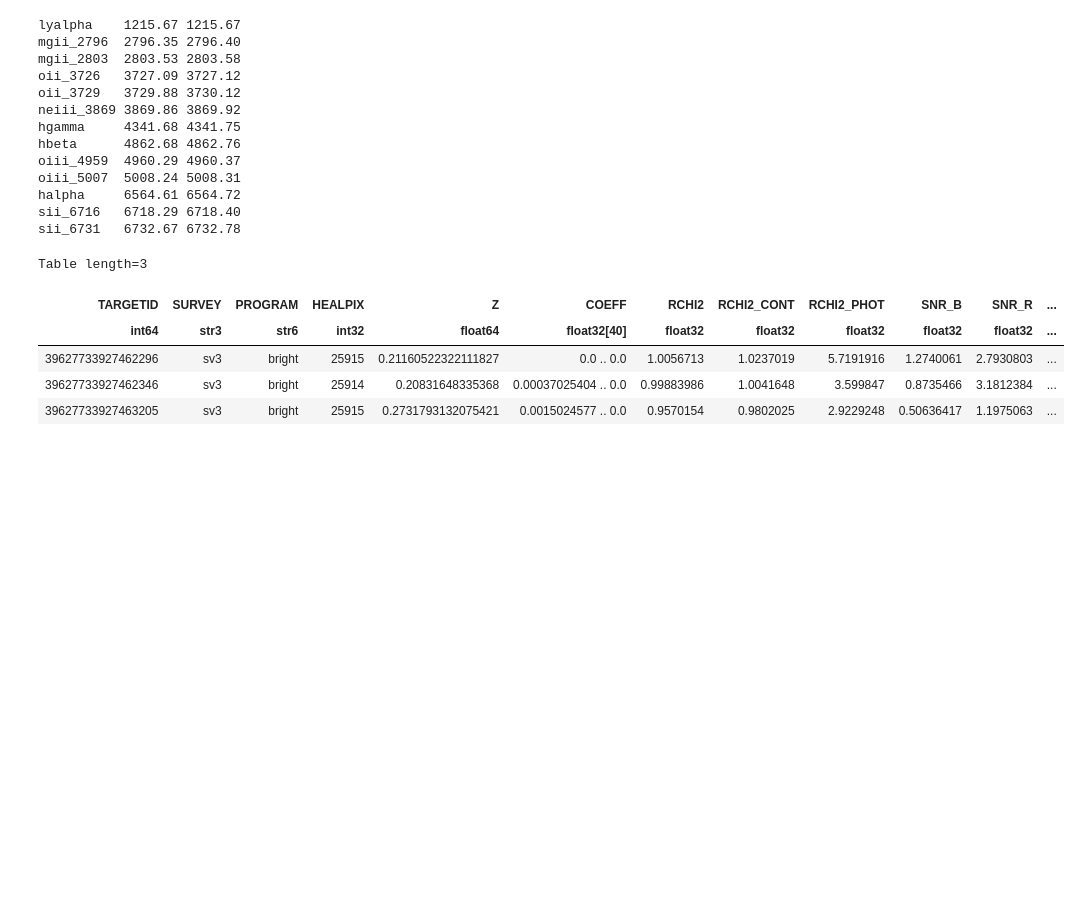
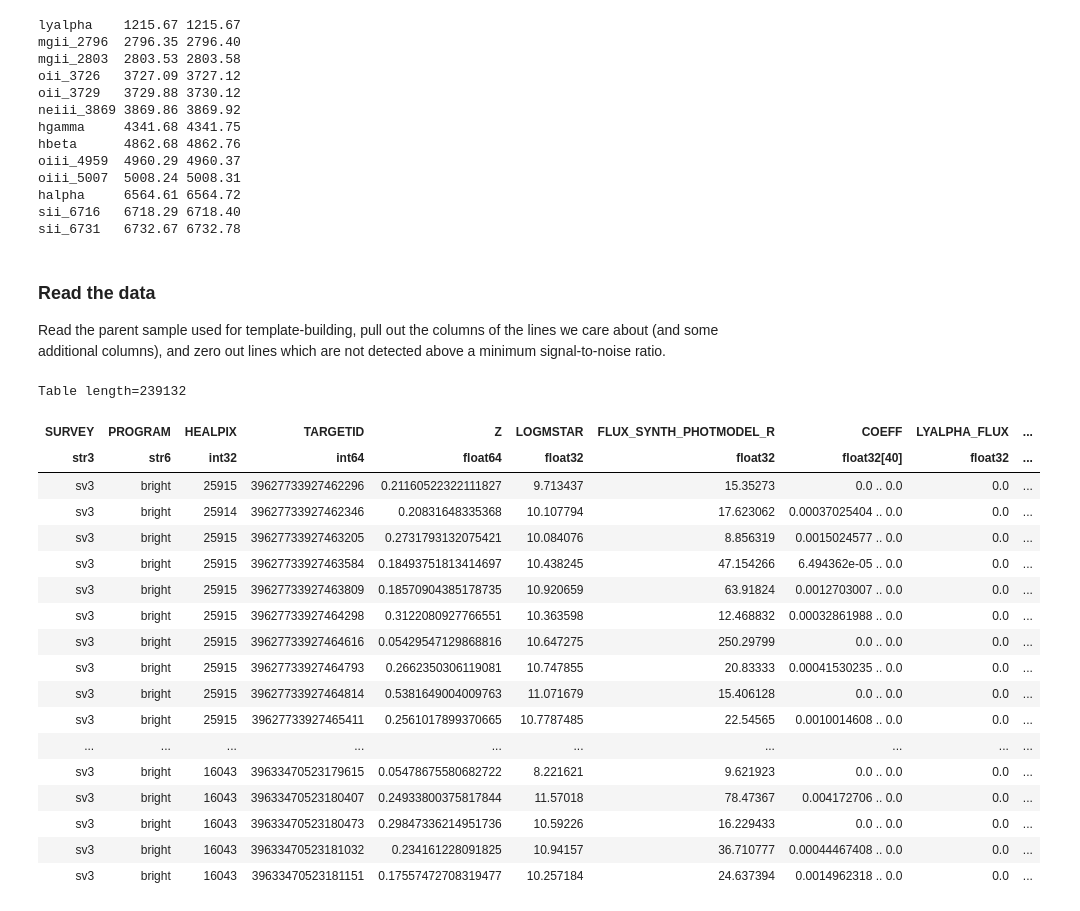
Before and after one commit to moustakas/fastspecfit-projects, a Jupyter notebook: redrock-templates/emission-line-analysis.ipynb, the cells around one changed output. Cells and saved outputs as stored; diff of their text form; code cells hidden in the pictures; blank space fills up the shorter version.

Commit message:
more emission-line analysis

```diff
--- a/redrock-templates/emission-line-analysis.ipynb
+++ b/redrock-templates/emission-line-analysis.ipynb
@@ -7,0 +8,4 @@ import matplotlib.pyplot as plt
+# %%
+from fastspecfit.io import FLUXNORM
+from fastspecfit.util import TabulatedDESI
+cosmo = TabulatedDESI()
@@ -66,3 +82,13 @@ oiii_5007  5008.24 5008.31
 halpha     6564.61 6564.72
 sii_6716   6718.29 6718.40
 sii_6731   6732.67 6732.78
+# %%
+LINEFLUXCOLS = [f'{emline.upper()}_FLUX' for emline in emlines['name']]
+# %% [markdown]
+### Read the data
+
+Read the parent sample used for template-building, pull out the columns of the lines we care about (and some additional columns), and zero out lines which are not detected above a minimum signal-to-noise ratio.
+# %%
+ff = '/global/cfs/cdirs/desicollab/users/ioannis/fastspecfit/redrock-templates/stacks/parent-BGS.fits'
+tt = Table(fitsio.read(ff, 'FASTSPEC'))
+mm = Table(fitsio.read(ff, 'METADATA'))
@@ -69,13 +97,43 @@ sii_6731   6732.67 6732.78
 # %%
-ff = '/global/cfs/cdirs/desicollab/users/ioannis/fastspecfit/redrock-templates/stacks/parent-BGS.fits'
-tt = Table(fitsio.read(ff, 'FASTSPEC'))
-mm = Table(fitsio.read(ff, 'METADATA'))
+def read_data():
+    ff = '/global/cfs/cdirs/desicollab/users/ioannis/fastspecfit/redrock-templates/stacks/parent-BGS.fits'
+    tt = Table(fitsio.read(ff, 'FASTSPEC'))
+    #mm = Table(fitsio.read(ff, 'METADATA'))
+
+    morecols = ['SURVEY', 'PROGRAM', 'HEALPIX', 'TARGETID', 'Z', 'LOGMSTAR', 'FLUX_SYNTH_PHOTMODEL_R', 'COEFF']
+
+    lineivarcols = [f'{emline.upper()}_FLUX_IVAR' for emline in emlines['name']]
+    allcols = morecols + LINEFLUXCOLS
+
+    jj = tt[allcols]
+    for fluxcol, ivarcol in zip(LINEFLUXCOLS, lineivarcols):
+        L = tt[fluxcol] * np.sqrt(tt[ivarcol]) < 5.
+        if np.any(L):
+            jj[fluxcol][L] = 0.
+
+    jj['DLUM'] = cosmo.luminosity_distance(jj['Z'])
+
+    return jj
 # %%
-tt[:3]
+data = read_data()
+data
 # %% [output]
-Table length=3
+Table length=239132
-| TARGETID | SURVEY | PROGRAM | HEALPIX | Z | COEFF | RCHI2 | RCHI2_CONT | RCHI2_PHOT | SNR_B | SNR_R | ... |
-| int64 | str3 | str6 | int32 | float64 | float32[40] | float32 | float32 | float32 | float32 | float32 | ... |
-| 39627733927462296 | sv3 | bright | 25915 | 0.21160522322111827 | 0.0 .. 0.0 | 1.0056713 | 1.0237019 | 5.7191916 | 1.2740061 | 2.7930803 | ... |
-| 39627733927462346 | sv3 | bright | 25914 | 0.20831648335368 | 0.00037025404 .. 0.0 | 0.99883986 | 1.0041648 | 3.599847 | 0.8735466 | 3.1812384 | ... |
-| 39627733927463205 | sv3 | bright | 25915 | 0.2731793132075421 | 0.0015024577 .. 0.0 | 0.9570154 | 0.9802025 | 2.9229248 | 0.50636417 | 1.1975063 | ... |
+| SURVEY | PROGRAM | HEALPIX | TARGETID | Z | LOGMSTAR | FLUX_SYNTH_PHOTMODEL_R | COEFF | LYALPHA_FLUX | ... |
+| str3 | str6 | int32 | int64 | float64 | float32 | float32 | float32[40] | float32 | ... |
+| sv3 | bright | 25915 | 39627733927462296 | 0.21160522322111827 | 9.713437 | 15.35273 | 0.0 .. 0.0 | 0.0 | ... |
+| sv3 | bright | 25914 | 39627733927462346 | 0.20831648335368 | 10.107794 | 17.623062 | 0.00037025404 .. 0.0 | 0.0 | ... |
+| sv3 | bright | 25915 | 39627733927463205 | 0.2731793132075421 | 10.084076 | 8.856319 | 0.0015024577 .. 0.0 | 0.0 | ... |
+| sv3 | bright | 25915 | 39627733927463584 | 0.18493751813414697 | 10.438245 | 47.154266 | 6.494362e-05 .. 0.0 | 0.0 | ... |
+| sv3 | bright | 25915 | 39627733927463809 | 0.18570904385178735 | 10.920659 | 63.91824 | 0.0012703007 .. 0.0 | 0.0 | ... |
+| sv3 | bright | 25915 | 39627733927464298 | 0.3122080927766551 | 10.363598 | 12.468832 | 0.00032861988 .. 0.0 | 0.0 | ... |
+| sv3 | bright | 25915 | 39627733927464616 | 0.05429547129868816 | 10.647275 | 250.29799 | 0.0 .. 0.0 | 0.0 | ... |
+| sv3 | bright | 25915 | 39627733927464793 | 0.2662350306119081 | 10.747855 | 20.83333 | 0.00041530235 .. 0.0 | 0.0 | ... |
+| sv3 | bright | 25915 | 39627733927464814 | 0.5381649004009763 | 11.071679 | 15.406128 | 0.0 .. 0.0 | 0.0 | ... |
+| sv3 | bright | 25915 | 39627733927465411 | 0.2561017899370665 | 10.7787485 | 22.54565 | 0.0010014608 .. 0.0 | 0.0 | ... |
+| ... | ... | ... | ... | ... | ... | ... | ... | ... | ... |
+| sv3 | bright | 16043 | 39633470523179615 | 0.05478675580682722 | 8.221621 | 9.621923 | 0.0 .. 0.0 | 0.0 | ... |
+| sv3 | bright | 16043 | 39633470523180407 | 0.24933800375817844 | 11.57018 | 78.47367 | 0.004172706 .. 0.0 | 0.0 | ... |
+| sv3 | bright | 16043 | 39633470523180473 | 0.29847336214951736 | 10.59226 | 16.229433 | 0.0 .. 0.0 | 0.0 | ... |
+| sv3 | bright | 16043 | 39633470523181032 | 0.234161228091825 | 10.94157 | 36.710777 | 0.00044467408 .. 0.0 | 0.0 | ... |
+| sv3 | bright | 16043 | 39633470523181151 | 0.17557472708319477 | 10.257184 | 24.637394 | 0.0014962318 .. 0.0 | 0.0 | ... |
```
Also changed, not shown: parts of 13 cells of this notebook, 2 other files.
